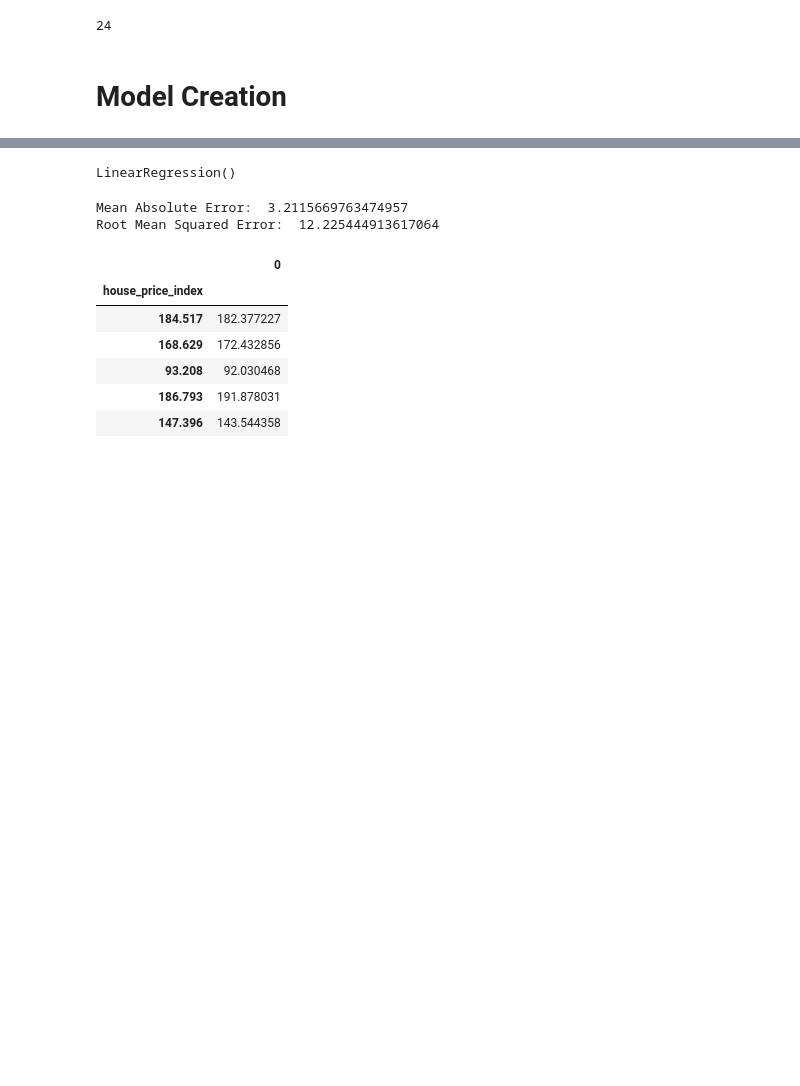
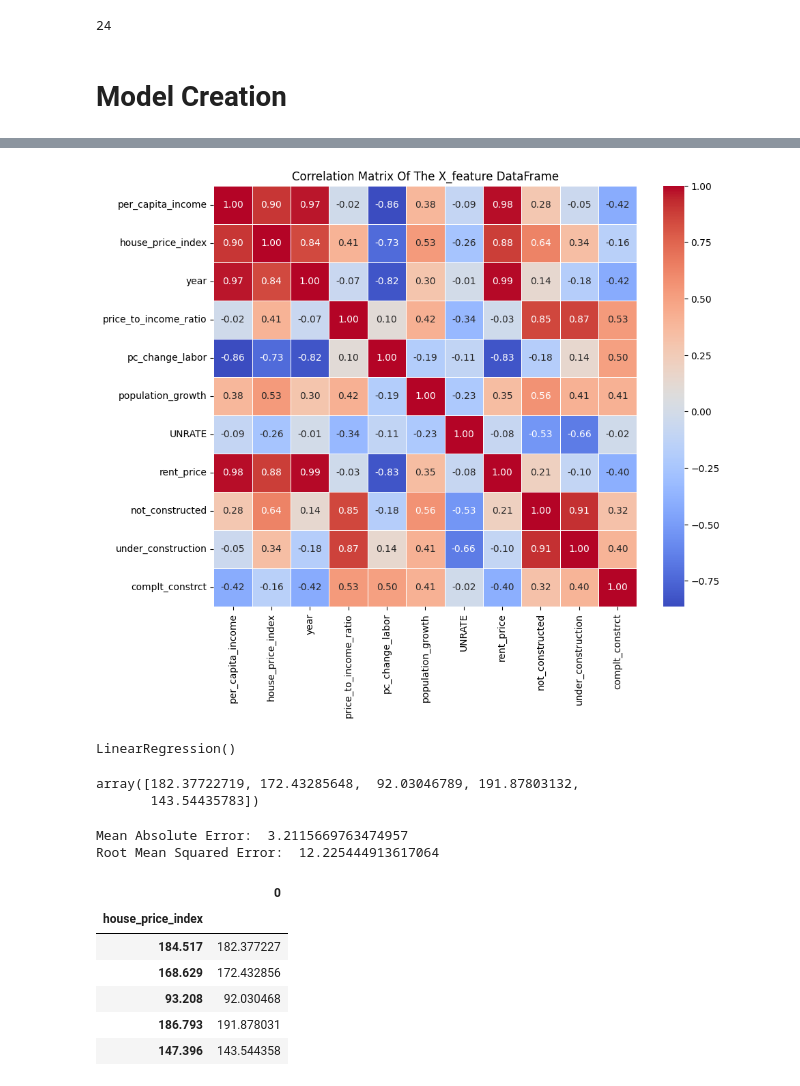
Before and after one commit to Dan-njuguna/usa_house_price_predictor, a Jupyter notebook: housing_prices_usa.ipynb, the cells around one changed output, grey strips where cells are left out. Saved outputs shown, nothing was run; the diff lists cells and outputs as text; code cells hidden in the pictures; blank space fills up the shorter version.

```diff
--- a/housing_prices_usa.ipynb
+++ b/housing_prices_usa.ipynb
@@ -649,3 +640,12 @@ my_df.corr()
+# %%
+my_df = joint_df.drop("DATE", axis=1)
+# Plotting a heatmap
+plt.figure(figsize=(10, 8))
+sns.heatmap(my_df.corr(), annot=True, cmap="coolwarm", fmt=".2f", linewidths=0.5)
+plt.title("Correlation Matrix Of The X_feature DataFrame")
+plt.show()
+# %% [output]
+[figure, added]
 # %%
 df = my_df.copy()
 # %%
@@ -659,6 +659,10 @@ model.fit(X_train, y_train)
 LinearRegression()
 # %%
 y_pred = model.predict(X_test)
+y_pred
+# %% [output]
+array([182.37722719, 172.43285648,  92.03046789, 191.87803132,
+       143.54435783])
 # %%
 mae = mean_absolute_error(y_test, y_pred)
 rmse = mean_squared_error(y_test, y_pred)
```
Also changed, not shown: parts of 3 cells of this notebook, 2 other files.
